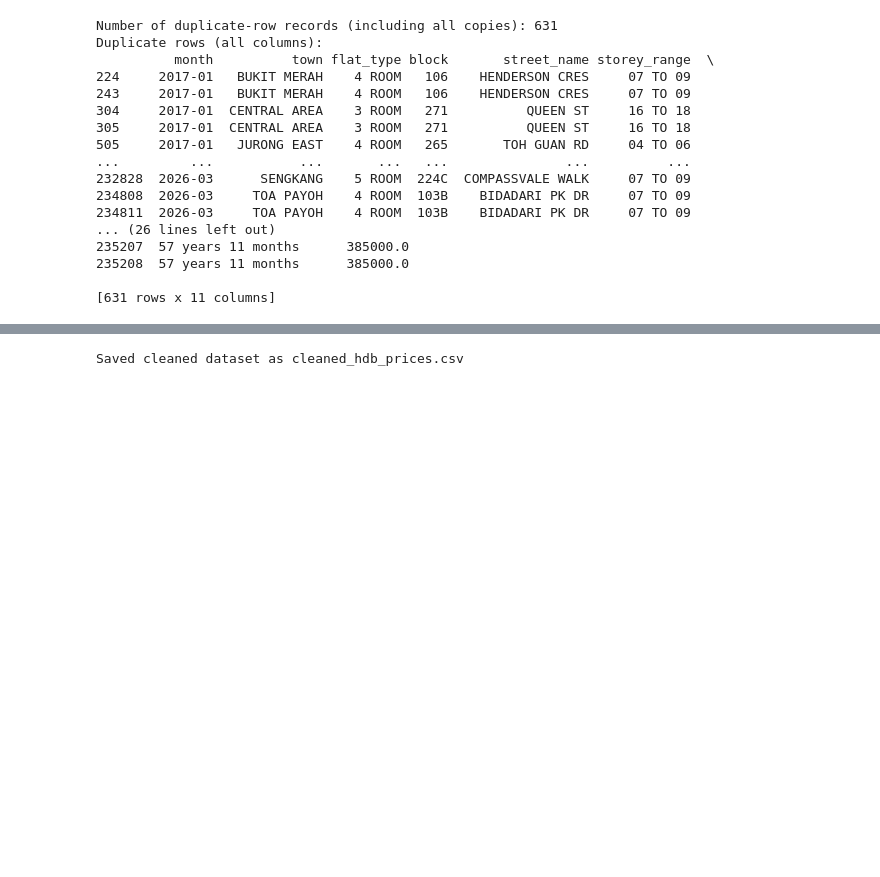
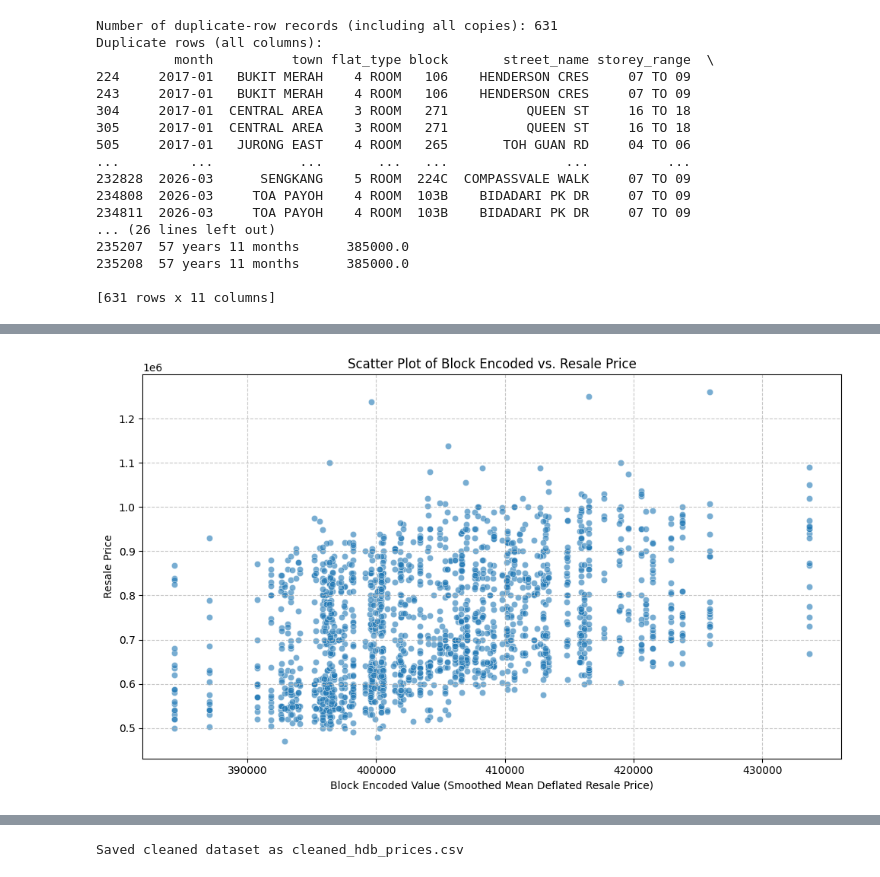
Before and after one commit to danielchin-ck/ADALL_github, a Jupyter notebook: 6096089w_cda1c03_adall_project_2026_ver4.ipynb, the cells around one changed output, grey strips where cells are left out. Cells and saved outputs as stored; diff of their text form; code cells hidden in the pictures; blank space fills up the shorter version.

```diff
--- a/6096089w_cda1c03_adall_project_2026_ver4.ipynb
+++ b/6096089w_cda1c03_adall_project_2026_ver4.ipynb
@@ -664,11 +680,11 @@ cleaned_df.drop_duplicates(inplace=True)
 print(f"Removed {initial_rows - len(cleaned_df)} duplicate rows.")
 
 # 2. Reduce/encode high-cardinality categoricals appropriately
-# Filter the town to 'Pasir Ris' and flat_type to 'Executive' and flat_model to 'Apartment'
+# Filter the town to 'Pasir Ris' and flat_type to 'Executive'
 cleaned_df = cleaned_df[cleaned_df['town'].str.upper() == 'PASIR RIS']
 cleaned_df = cleaned_df[cleaned_df['flat_type'].str.upper() == 'EXECUTIVE']
-cleaned_df = cleaned_df[cleaned_df['flat_model'].str.upper() == 'APARTMENT']
-print(f"Filtered to 'Pasir Ris' town,'Executive' flat_type and 'Apartment' flat_model. Remaining rows: {len(cleaned_df)}")
+#cleaned_df = cleaned_df[cleaned_df['flat_model'].str.upper() == 'APARTMENT']
+print(f"Filtered to 'Pasir Ris' town,'Executive' flat_type. Remaining rows: {len(cleaned_df)}")
 
 # 4. Ensure time parsing for 'month' and create 'transacted-year'
 cleaned_df['month'] = pd.to_datetime(cleaned_df['month'])
@@ -783,0 +800,6 @@ Column 'floor_area_sqm': 20 outliers detected (outside 1.5*IQR). Min: 141.00, Ma
+# %%
+price_index_url = "https://raw.githubusercontent.com/danielchin-ck/ADALL_github/refs/heads/main/Project/Executive_Resale_Price_Index%20%E2%80%93%202007%20Q1%20to%202026%20Q2.csv"
+resale_price_index_df = pd.read_csv(price_index_url)
+
+print("Resale price index loaded successfully.")
+print(resale_price_index_df.head())
@@ -783,0 +905,14 @@ Column 'floor_area_sqm': 20 outliers detected (outside 1.5*IQR). Min: 141.00, Ma
+# %%
+print("Creating 'deflated_resale_price' column...")
+
+# Calculate deflated_resale_price
+# Handle potential division by zero or NaN in Index_Base_2007Q2 by letting pandas propagate NaN if denominator is NaN.
+cleaned_df['deflated_resale_price'] = cleaned_df['resale_price'] * 100 / cleaned_df['Index_Base_2007Q2']
+
+print("Deflated resale price column created successfully.")
+
+print("\nUpdated Cleaned DataFrame head (with 'deflated_resale_price' column):")
+print(cleaned_df[['resale_price', 'Index_Base_2007Q2', 'deflated_resale_price']].head().to_string())
+
+print("\nCleaned DataFrame info:")
+cleaned_df.info()
@@ -784 +996,17 @@ Column 'floor_area_sqm': 20 outliers detected (outside 1.5*IQR). Min: 141.00, Ma
+# %%
+import matplotlib.pyplot as plt
+import seaborn as sns
+
+plt.figure(figsize=(10, 6))
+sns.scatterplot(data=cleaned_df, x='block_encoded', y='resale_price', alpha=0.6)
+plt.title('Scatter Plot of Block Encoded vs. Resale Price')
+plt.xlabel('Block Encoded Value (Smoothed Mean Deflated Resale Price)')
+plt.ylabel('Resale Price')
+plt.grid(True, linestyle='--', alpha=0.7)
+plt.tight_layout()
+plt.show()
+
+#The scatter plot illustrating the relationship between block_encoded (smoothed mean deflated resale price) and resale_price has been successfully generated. From the plot, we can observe an upward trend, indicating that higher block_encoded values generally correspond to higher resale_price values, suggesting a positive correlation between these two features.
+# %% [output]
+[figure, added]
 # %%
```
Also changed, not shown: parts of 13 cells of this notebook.
